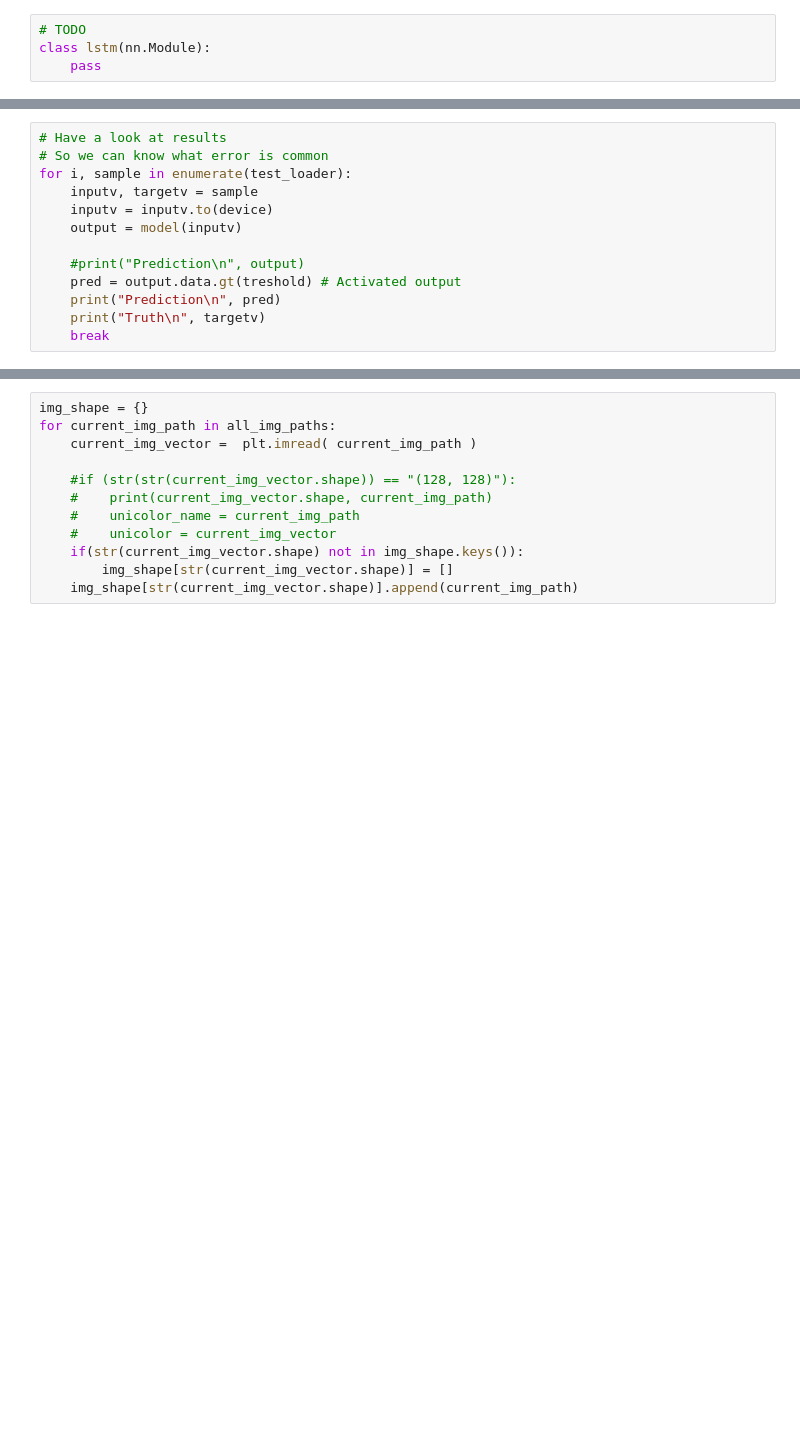
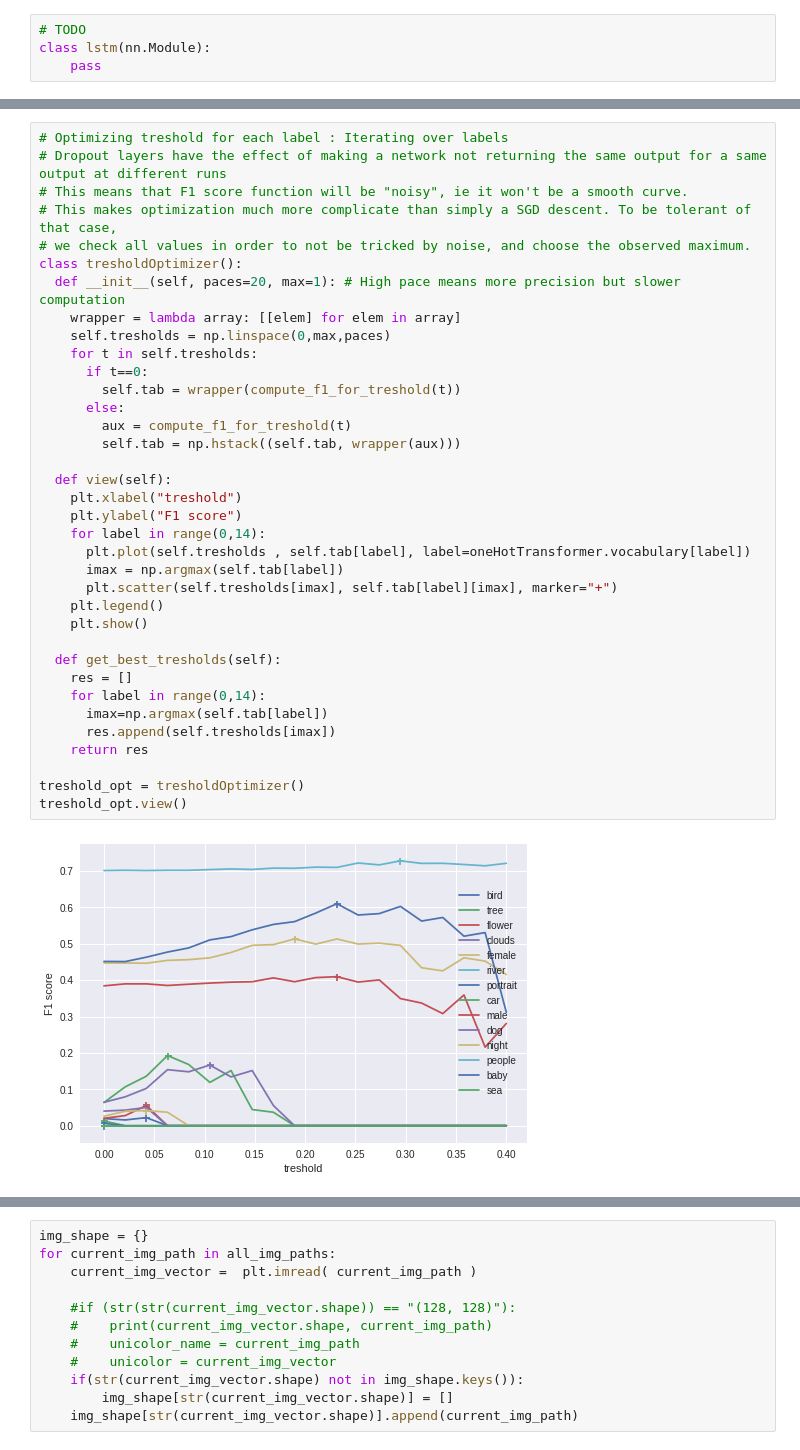
Before and after one commit to HappyBearDay/Deep_Learning_Image_Multi_label, a Jupyter notebook: image_project.ipynb, the cells around one changed output, grey strips where cells are left out. Drawn from its saved outputs; the diff is of its cells as text; blank space fills up the shorter version.

Commit message:
treshold optimization (defectuous?)

```diff
--- a/image_project.ipynb
+++ b/image_project.ipynb
@@ -471,13 +414,0 @@ Wall time: 58.5 s
-# %%
-# Have a look at results
-# So we can know what error is common
-for i, sample in enumerate(test_loader):
-    inputv, targetv = sample
-    inputv = inputv.to(device)
-    output = model(inputv)
-
-    #print("Prediction\n", output)
-    pred = output.data.gt(treshold) # Activated output
-    print("Prediction\n", pred)
-    print("Truth\n", targetv)
-    break
@@ -550,0 +519,38 @@ There are 2 kinds of pictures :
+# %%
+# Optimizing treshold for each label : Iterating over labels
+# Dropout layers have the effect of making a network not returning the same output for a same output at different runs
+# This means that F1 score function will be "noisy", ie it won't be a smooth curve.
+# This makes optimization much more complicate than simply a SGD descent. To be tolerant of that case,
+# we check all values in order to not be tricked by noise, and choose the observed maximum.
+class tresholdOptimizer():
+  def __init__(self, paces=20, max=1): # High pace means more precision but slower computation
+    wrapper = lambda array: [[elem] for elem in array]
+    self.tresholds = np.linspace(0,max,paces)
+    for t in self.tresholds:
+      if t==0:
+        self.tab = wrapper(compute_f1_for_treshold(t))
+      else:
+        aux = compute_f1_for_treshold(t)
+        self.tab = np.hstack((self.tab, wrapper(aux)))
+
+  def view(self):
+    plt.xlabel("treshold")
+    plt.ylabel("F1 score")
+    for label in range(0,14):
+      plt.plot(self.tresholds , self.tab[label], label=oneHotTransformer.vocabulary[label])
+      imax = np.argmax(self.tab[label])
+      plt.scatter(self.tresholds[imax], self.tab[label][imax], marker="+")
+    plt.legend()
+    plt.show()
+
+  def get_best_tresholds(self):
+    res = []
+    for label in range(0,14):
+      imax=np.argmax(self.tab[label])
+      res.append(self.tresholds[imax])
+    return res
+
+treshold_opt = tresholdOptimizer()
+treshold_opt.view()
+# %% [output]
+[figure, added]
```
Also changed, not shown: parts of 43 cells of this notebook.
